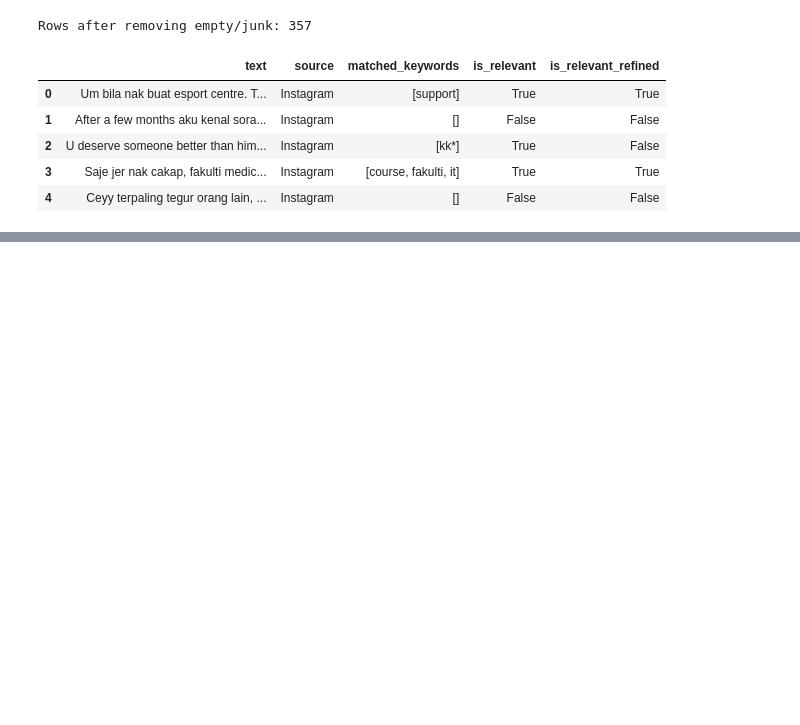
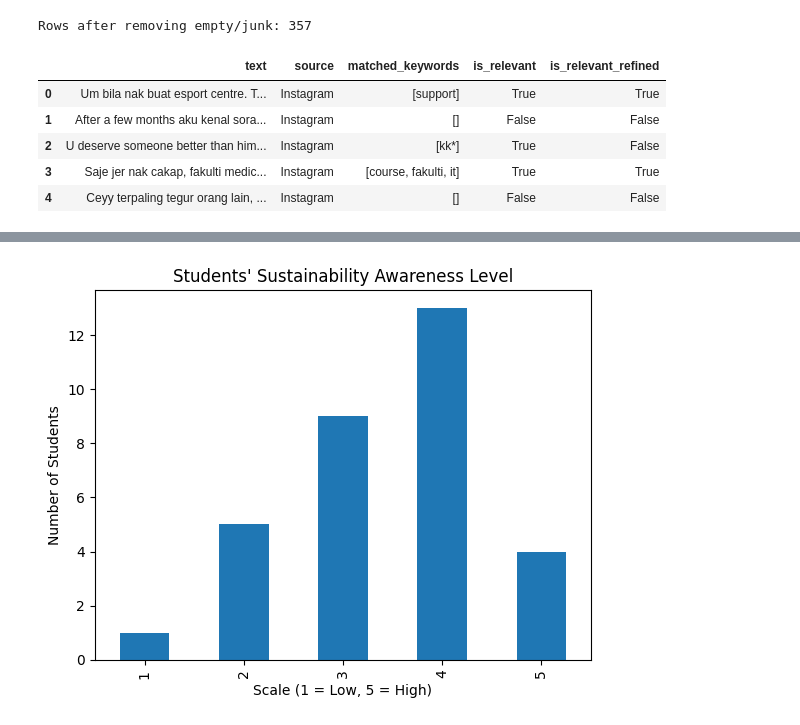
Before and after one commit to hannaharham/Sentiment-Analysis-SDG-UM, a Jupyter notebook: FYP.ipynb, the cells around one changed output, grey strips where cells are left out. Drawn from its saved outputs; the diff is of its cells as text; code cells hidden in the pictures; blank space fills up the shorter version.

```diff
--- a/FYP.ipynb
+++ b/FYP.ipynb
@@ -287,0 +326,5 @@ Sample FALSE (removed):
+# %%
+import pandas as pd
+
+survey_df = pd.read_csv("UM Student Responses - Form Responses 1.csv")
+survey_df.head()
@@ -287,0 +355,5 @@ Sample FALSE (removed):
+# %%
+#convert scale responses from string to numeric
+survey_df["How would you rate your awareness of sustainability and SDGs? "] = pd.to_numeric(
+    survey_df["How would you rate your awareness of sustainability and SDGs? "], errors="coerce"
+)
@@ -287,0 +374,13 @@ Sample FALSE (removed):
+# %%
+#visualize likert-scale questions
+import matplotlib.pyplot as plt
+
+survey_df["How would you rate your awareness of sustainability and SDGs? "].value_counts().sort_index().plot(
+    kind="bar"
+)
+plt.xlabel("Scale (1 = Low, 5 = High)")
+plt.ylabel("Number of Students")
+plt.title("Students' Sustainability Awareness Level")
+plt.show()
+# %% [output]
+[figure, added]
```
Also changed, not shown: parts of 28 cells of this notebook.
